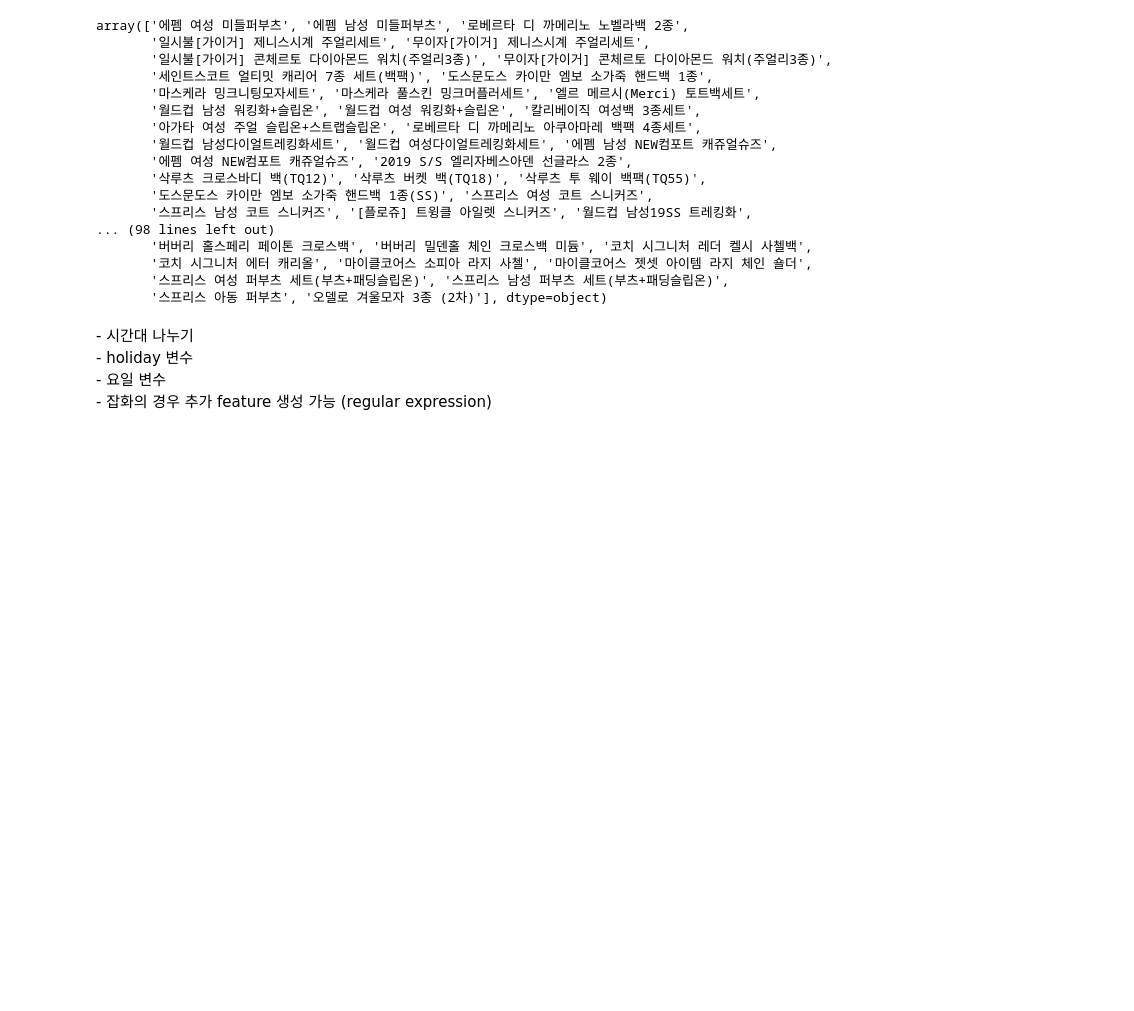
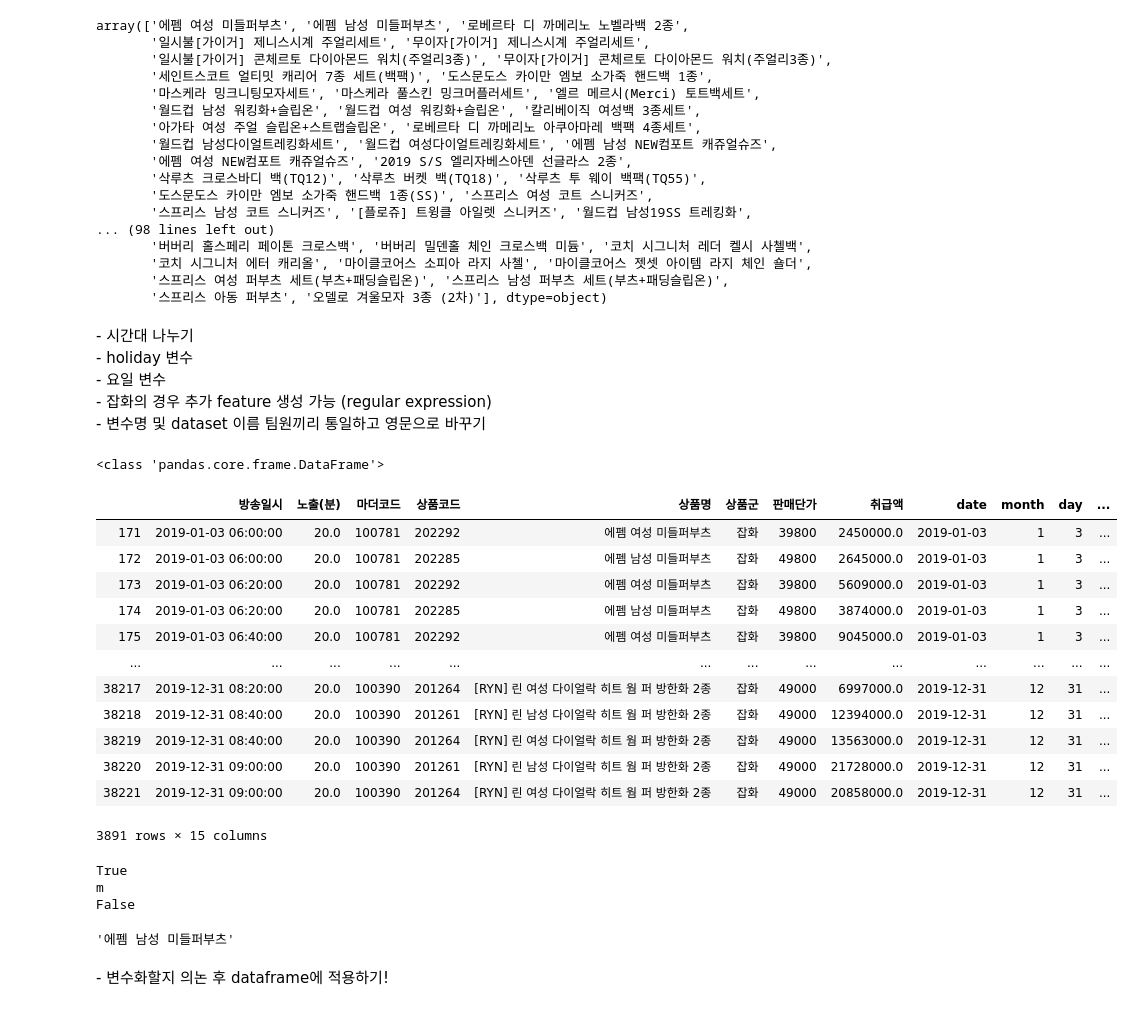
Before and after one commit to goodgreed23/BigCon_NSshop-1, a Jupyter notebook: code/EDA_잡화+농수축+건강기능.ipynb, the cells around one changed output. Cells and saved outputs as stored; diff of their text form; code cells hidden in the pictures; blank space fills up the shorter version.

```diff
--- a/code/EDA_잡화+농수축+건강기능.ipynb
+++ b/code/EDA_잡화+농수축+건강기능.ipynb
@@ -316,3 +316,23 @@ array(['에펨 여성 미들퍼부츠', '에펨 남성 미들퍼부츠', '로베
 \- holiday 변수
 \- 요일 변수
 \- 잡화의 경우 추가 feature 생성 가능 (regular expression)
+\- 변수명 및 dataset 이름 팀원끼리 통일하고 영문으로 바꾸기
+# %%
+etc = retail.groupby('상품군').get_group('잡화')
+print(type(etc))
+etc
+# %% [output]
+<class 'pandas.core.frame.DataFrame'>
+|  | 방송일시 | 노출(분) | 마더코드 | 상품코드 | 상품명 | 상품군 | 판매단가 | 취급액 | date | month | day | ... |
+| 171 | 2019-01-03 06:00:00 | 20.0 | 100781 | 202292 | 에펨 여성 미들퍼부츠 | 잡화 | 39800 | 2450000.0 | 2019-01-03 | 1 | 3 | ... |
+| 172 | 2019-01-03 06:00:00 | 20.0 | 100781 | 202285 | 에펨 남성 미들퍼부츠 | 잡화 | 49800 | 2645000.0 | 2019-01-03 | 1 | 3 | ... |
+| 173 | 2019-01-03 06:20:00 | 20.0 | 100781 | 202292 | 에펨 여성 미들퍼부츠 | 잡화 | 39800 | 5609000.0 | 2019-01-03 | 1 | 3 | ... |
+| 174 | 2019-01-03 06:20:00 | 20.0 | 100781 | 202285 | 에펨 남성 미들퍼부츠 | 잡화 | 49800 | 3874000.0 | 2019-01-03 | 1 | 3 | ... |
+| 175 | 2019-01-03 06:40:00 | 20.0 | 100781 | 202292 | 에펨 여성 미들퍼부츠 | 잡화 | 39800 | 9045000.0 | 2019-01-03 | 1 | 3 | ... |
+| ... | ... | ... | ... | ... | ... | ... | ... | ... | ... | ... | ... | ... |
+| 38217 | 2019-12-31 08:20:00 | 20.0 | 100390 | 201264 | [RYN] 린 여성 다이얼락 히트 웜 퍼 방한화 2종 | 잡화 | 49000 | 6997000.0 | 2019-12-31 | 12 | 31 | ... |
+| 38218 | 2019-12-31 08:40:00 | 20.0 | 100390 | 201261 | [RYN] 린 남성 다이얼락 히트 웜 퍼 방한화 2종 | 잡화 | 49000 | 12394000.0 | 2019-12-31 | 12 | 31 | ... |
+| 38219 | 2019-12-31 08:40:00 | 20.0 | 100390 | 201264 | [RYN] 린 여성 다이얼락 히트 웜 퍼 방한화 2종 | 잡화 | 49000 | 13563000.0 | 2019-12-31 | 12 | 31 | ... |
+| 38220 | 2019-12-31 09:00:00 | 20.0 | 100390 | 201261 | [RYN] 린 남성 다이얼락 히트 웜 퍼 방한화 2종 | 잡화 | 49000 | 21728000.0 | 2019-12-31 | 12 | 31 | ... |
+| 38221 | 2019-12-31 09:00:00 | 20.0 | 100390 | 201264 | [RYN] 린 여성 다이얼락 히트 웜 퍼 방한화 2종 | 잡화 | 49000 | 20858000.0 | 2019-12-31 | 12 | 31 | ... |
+3891 rows × 15 columns
@@ -318,0 +374,12 @@ array(['에펨 여성 미들퍼부츠', '에펨 남성 미들퍼부츠', '로베
+# %%
+print(shoes(etc['상품명'].iloc[1]))
+print(gender(etc['상품명'].iloc[1]))
+print(bag(etc['상품명'].iloc[1]))
+etc['상품명'].iloc[1]
+# %% [output]
+True
+m
+False
+'에펨 남성 미들퍼부츠'
+# %% [markdown]
+\- 변수화할지 의논 후 dataframe에 적용하기!
```
Also changed, not shown: parts of 1 cell of this notebook.
